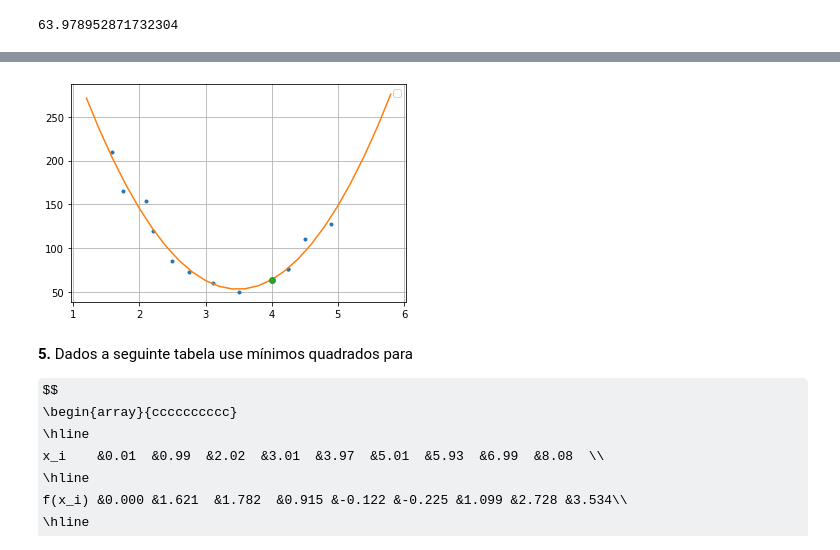
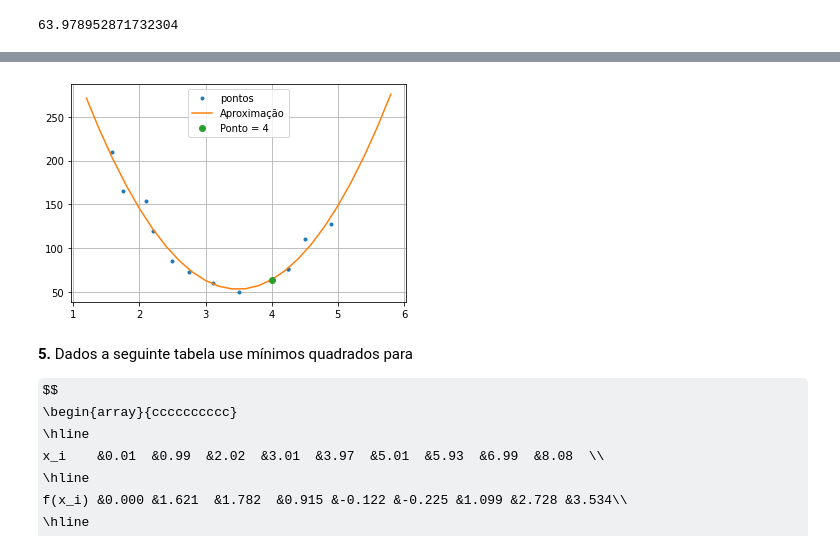
Before and after one commit to TutuBraz/metodos_num, a Jupyter notebook: T3_modelo.ipynb, the cells around one changed output, grey strips where cells are left out. Cells and saved outputs as stored; diff of their text form; code cells hidden in the pictures; some formulas as TeX source.

```diff
--- a/T3_modelo.ipynb
+++ b/T3_modelo.ipynb
@@ -61,0 +176,5 @@ Use interpolação para obter uma tabela que forneça $v$ a cada 5$^\circ$ entre
+# %%
+ti = np.array([720, 725, 730, 735, 740, 745, 750, 755, 760])
+vi = func(ti)
+
+g = difdiv(ti,vi)
@@ -70,0 +251,14 @@ $$f(x)=\frac{3.21}{0.73 + 9.81x^2}$$
+# %%
+xp = np.linspace(0.9, 2.1)
+yp = []
+
+for x in xp:
+    yp.append(calculaP(f,xi,x))
+
+plt.plot(xi, yi, "ro",
+         xp, yp, "--",
+         xp, func(xp),"-",
+         color='black')
+plt.legend(['pontos dados', 'Fórmula de Newton', 'Valor real'])
+plt.grid()
+plt.show()
@@ -70,0 +269,22 @@ $$f(x)=\frac{3.21}{0.73 + 9.81x^2}$$
+# %%
+xi = np.linspace(-2.0, 2.0, num=10)
+yi = func(xi)
+
+f = difdiv(xi,yi)
+
+xp = np.linspace(-2., 2.)
+yp = []
+
+for x in xp:
+    yp.append(calculaP(f,xi,x))
+
+print("P(1.78) Newton =", calculaP(f,xi,1.78))
+print('P(1.78) Real =',func(1.78))
+
+plt.plot(xi, yi, "ro",
+         xp, yp, "--",
+         xp, func(xp),"-",
+         color='black')
+plt.legend(['pontos dados', 'Fórmula de Newton', 'Valor real'])
+plt.grid()
+plt.show()
@@ -135,6 +363,7 @@ valor
 fig, ax = plt.subplots()
 ax.plot(X, Y, ".", Xr, g(Xr),'-')
 ax.plot(4, valor, 'o')
+ax.legend(['pontos','Aproximação','Ponto = 4'])
 plt.grid()
-plt.show()
+plt.show();
 # %% [output]
@@ -142,4 +370,4 @@ WARNING:matplotlib.legend:No handles with labels found to put in legend.
-[figure, old version]
+[figure, new version]
 # %% [markdown]
 **5.** Dados a seguinte tabela use mínimos quadrados para
 
```
Also changed, not shown: parts of 41 cells of this notebook.
